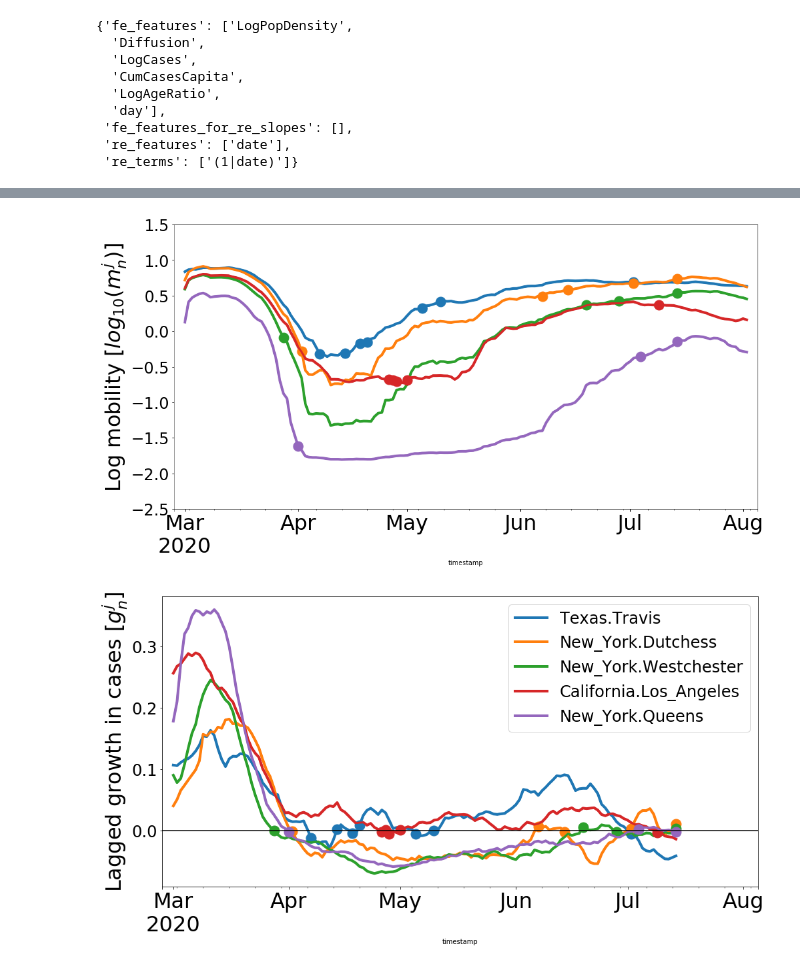
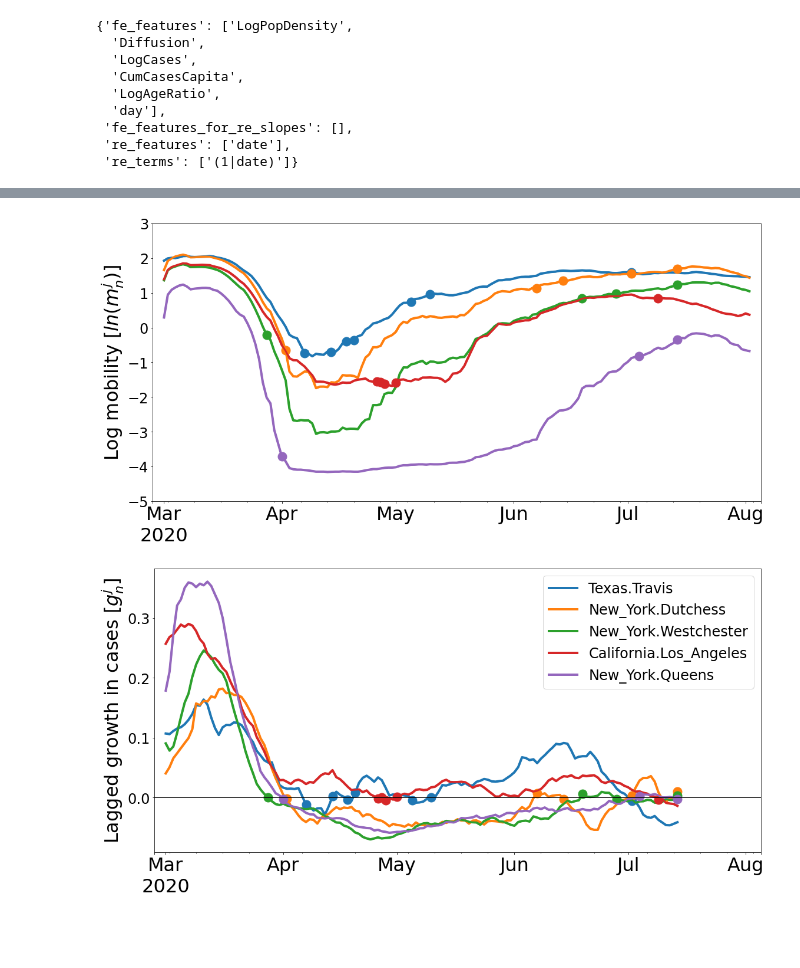
Before and after one commit to IBM/ibmpairs, a Jupyter notebook: examples/Covid19CriticalMobility/covid19_mobility_FullTraining_model.ipynb, the cells around one changed output, grey strips where cells are left out. Drawn from its saved outputs; the diff is of its cells as text; code cells hidden in the pictures; blank space fills up the shorter version.

```diff
--- a/examples/Covid19CriticalMobility/covid19_mobility_FullTraining_model.ipynb
+++ b/examples/Covid19CriticalMobility/covid19_mobility_FullTraining_model.ipynb
@@ -43,7 +43,7 @@ print('Considering data from                      ', dt_cutoff_min)
 dt_cutoff_latest = datetime(2020,8,2, tzinfo=pytz.utc)
 print('Plotting data up to                        ', dt_cutoff_latest)
 
-data_subdirectory = 'data/csv/run98FullTrainingJHU'
+data_subdirectory = 'data/csv/run011FullTrainingJHU'
 if not os.path.exists(data_subdirectory):
     os.makedirs(data_subdirectory)
 print('data_subdirectory                          ', data_subdirectory)
@@ -208,7 +203,7 @@ def lagged_dataframe(df_joined, lag_growthCases):
 def filter_lagged_dataframe(df_unfiltered,
                             filter_cases_capita_min,
                             filter_growth_cases_zero_transition,
-                            filter_logMobility_min):
+                            filter_mobility_min):
     """
     :df_unfiltered: lagged dataframe (e.g. df_lagged)
     :returns:       filtered dataframe
@@ -227,8 +222,8 @@ def filter_lagged_dataframe(df_unfiltered,
         df_zero_transition = (df_negative_transition | df_positive_transition)
         df = df[df_zero_transition]
 
-    if filter_logMobility_min is not None:
-        df = df[df['LogMobility']>=filter_logMobility_min] # S/N
+    if filter_mobility_min is not None:
+        df = df[df['Mobility']>=filter_mobility_min] # S/N
 
     return df
 # %%
@@ -238,7 +233,7 @@ def filter_lagged_dataframe(df_unfiltered,
 # Filter on the lagged data, not on df_joined
 FILTER_CASES_CAPITA_MIN = 2
 FILTER_GROWTH_CASES_ZERO_TRANSITION = True
-FILTER_LOGMOBILITY_MIN = -2
+FILTER_MOBILITY_MIN = 0.01
 
 df_lagged = {}
 df_lagged_filtered = {}
@@ -249,7 +244,7 @@ for this_lag in lag_Feature:
     df_lagged_filtered[this_lag] = filter_lagged_dataframe(df_lagged[this_lag],
                                                          FILTER_CASES_CAPITA_MIN,
                                                          FILTER_GROWTH_CASES_ZERO_TRANSITION,
-                                                         FILTER_LOGMOBILITY_MIN)
+                                                         FILTER_MOBILITY_MIN)
 
     df_lagged[this_lag] = df_lagged[this_lag].swaplevel(axis=1)
     df_lagged_filtered[this_lag] = df_lagged_filtered[this_lag].swaplevel(axis=1)
@@ -667,37 +663,43 @@ df_plot_filtered_logMobility = df_plot_filtered.swaplevel(axis=1)['LogMobility']
 df_plot_filtered_logMobility = df_plot_filtered_logMobility[keys]
 
 fig, ax = plt.subplots(figsize=(16,8))
 df_plot_logMobility.plot(ax=ax, lw=4, legend=None)
 plt.xticks(fontsize=32)
 plt.yticks(fontsize=24)
 ax_colors = [c.get_color() for c in ax.get_lines()]
 for pairs_id, c in zip(keys, ax_colors):
     df_plot_logMobility[pairs_id].plot(lw=3, c=c)
     df_plot_filtered_logMobility[pairs_id].plot(marker='o', markersize=15, ls='None', c=c)
-plt.ylabel('Log mobility [$log_{10}(m^j_n)$]', size=32)
+plt.xlabel('')
+plt.ylabel('Log mobility [$ln(m^j_n)$]', size=32)
 td = timedelta(3)
 plt.xlim(xmin=df_plot.index[0]-td, xmax=df_plot.index[-1]+td)
-plt.ylim(ymin=-2.5, ymax=1.5)
+plt.ylim(ymin=-5, ymax=3) #plt.ylim(ymin=-2.5, ymax=1.5)
 plt.xticks(fontsize=32)
 plt.yticks(fontsize=24)
+plt.tight_layout()
+plt.savefig(os.path.join(data_subdirectory, 'fig_2A.svg'))
 plt.show()
 
 fig, ax = plt.subplots(figsize=(16,8))
 df_plot_growth.plot(ax=ax, lw=4, legend=None)
 plt.xticks(fontsize=32)
 plt.yticks(fontsize=24)
 ax_colors = [c.get_color() for c in ax.get_lines()]
 for pairs_id, c in zip(keys, ax_colors):
     df_plot_growth[pairs_id].plot(lw=3, c=c)
     df_plot_filtered_growth[pairs_id].plot(marker='o', markersize=15, ls='None', c=c)
+plt.xlabel('')
 plt.ylabel('Lagged growth in cases $[g^j_n]$', size=32)
 plt.xlim(xmin=df_plot.index[0]-td, xmax=df_plot.index[-1]+td)
 plt.legend(names.values, fontsize=24)
 plt.axhline(color='k')
+plt.tight_layout()
+plt.savefig(os.path.join(data_subdirectory, 'fig_2B.svg'))
 plt.show()
 # %% [output]
-[figure, old version]
+[figure, new version]
-[figure, old version]
+[figure, new version]
 # %%
 # Make an averaged (over the lag dimension) version of the sample data for plotting purposes
 lag_list = numpy.arange(lag_growthCases-lag_growthCasesStd, lag_growthCases+lag_growthCasesStd+1)
```
Also changed, not shown: parts of 25 cells of this notebook, 3 other files.
